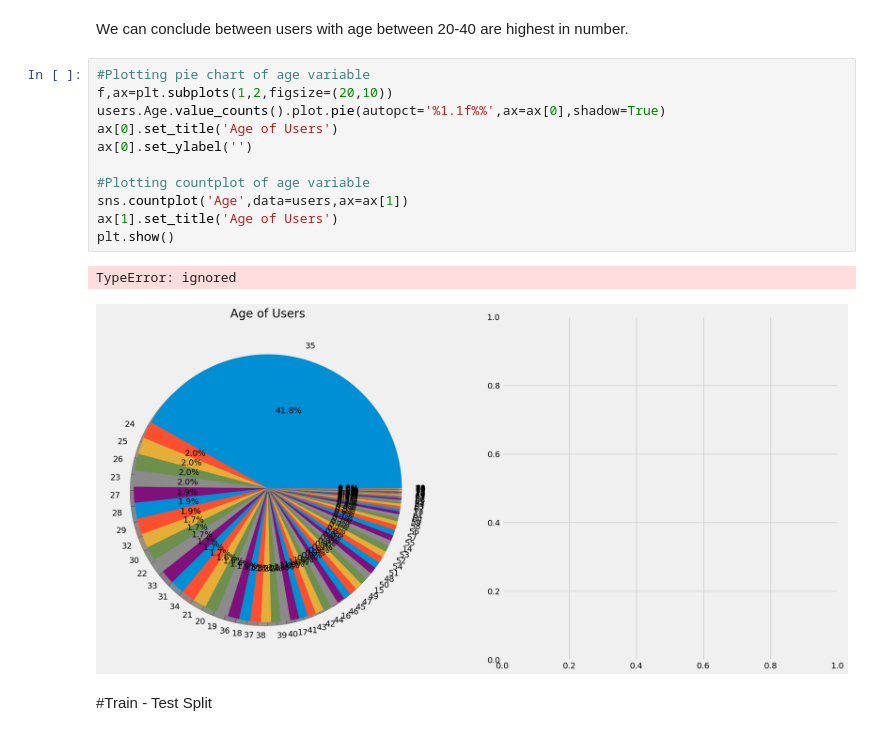
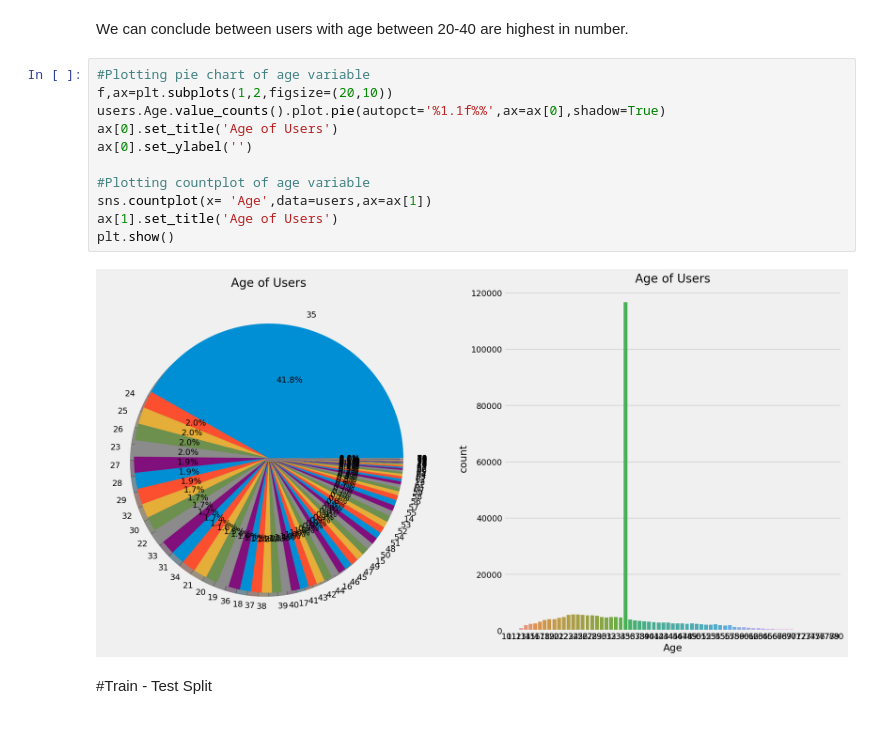
Before and after one commit to satendra-p/book_recommendation_system_, a Jupyter notebook: Book_Recommendation_System_Unsupervised_ML.ipynb, the cells around one changed output. Cells and saved outputs as stored; diff of their text form.

```diff
--- a/Book_Recommendation_System_Unsupervised_ML.ipynb
+++ b/Book_Recommendation_System_Unsupervised_ML.ipynb
@@ -601,17 +601,16 @@ We can conclude between users with age between 20-40 are highest in number.
 # %%
 #Plotting pie chart of age variable
 f,ax=plt.subplots(1,2,figsize=(20,10))
 users.Age.value_counts().plot.pie(autopct='%1.1f%%',ax=ax[0],shadow=True)
 ax[0].set_title('Age of Users')
 ax[0].set_ylabel('')
 
 #Plotting countplot of age variable
-sns.countplot('Age',data=users,ax=ax[1])
+sns.countplot(x= 'Age',data=users,ax=ax[1])
 ax[1].set_title('Age of Users')
 plt.show()
 # %% [output]
-TypeError: ignored
-[figure, old version]
+[figure, new version]
 # %% [markdown]
 #Train - Test Split
 # %% [markdown]
```
Also changed, not shown: parts of 28 cells of this notebook.
